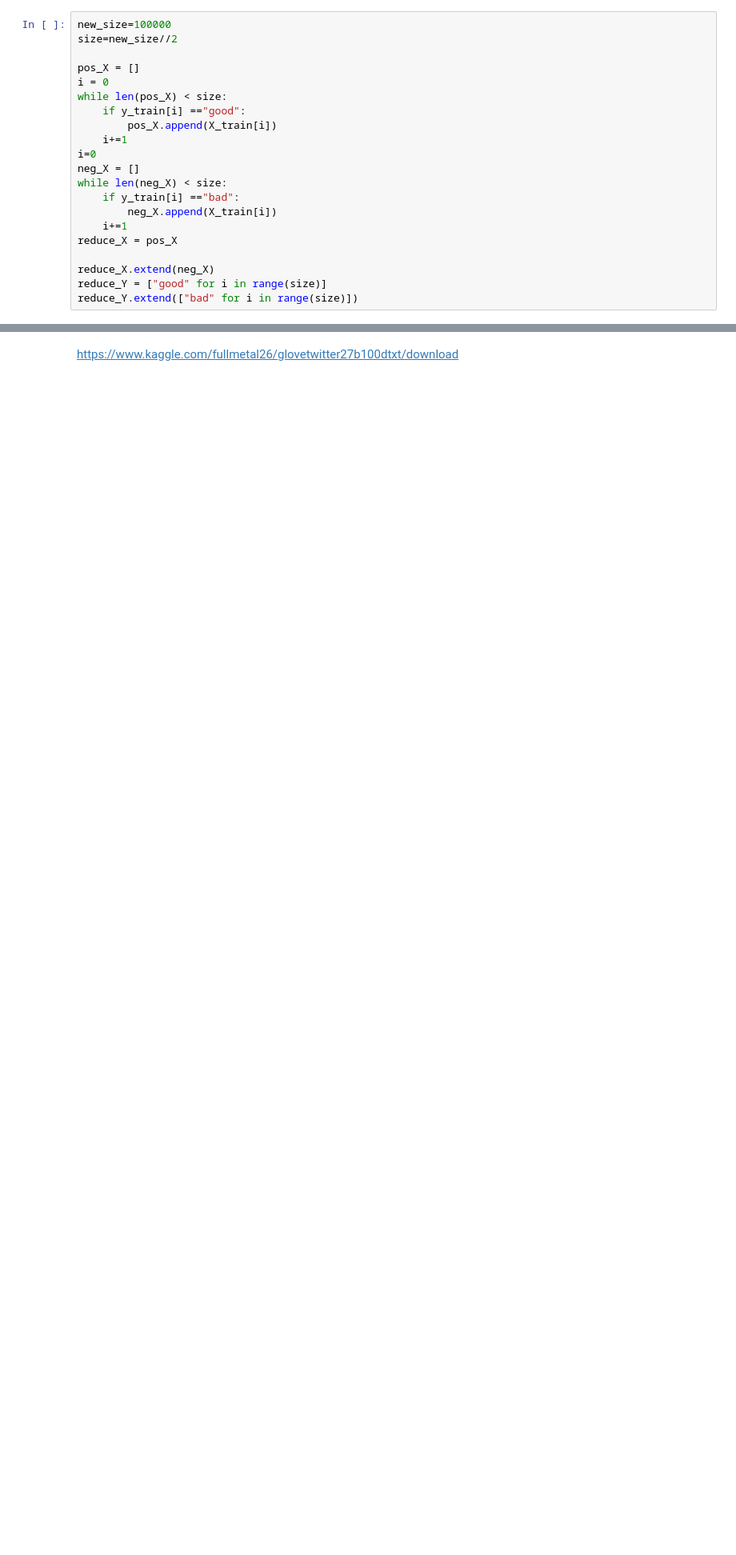
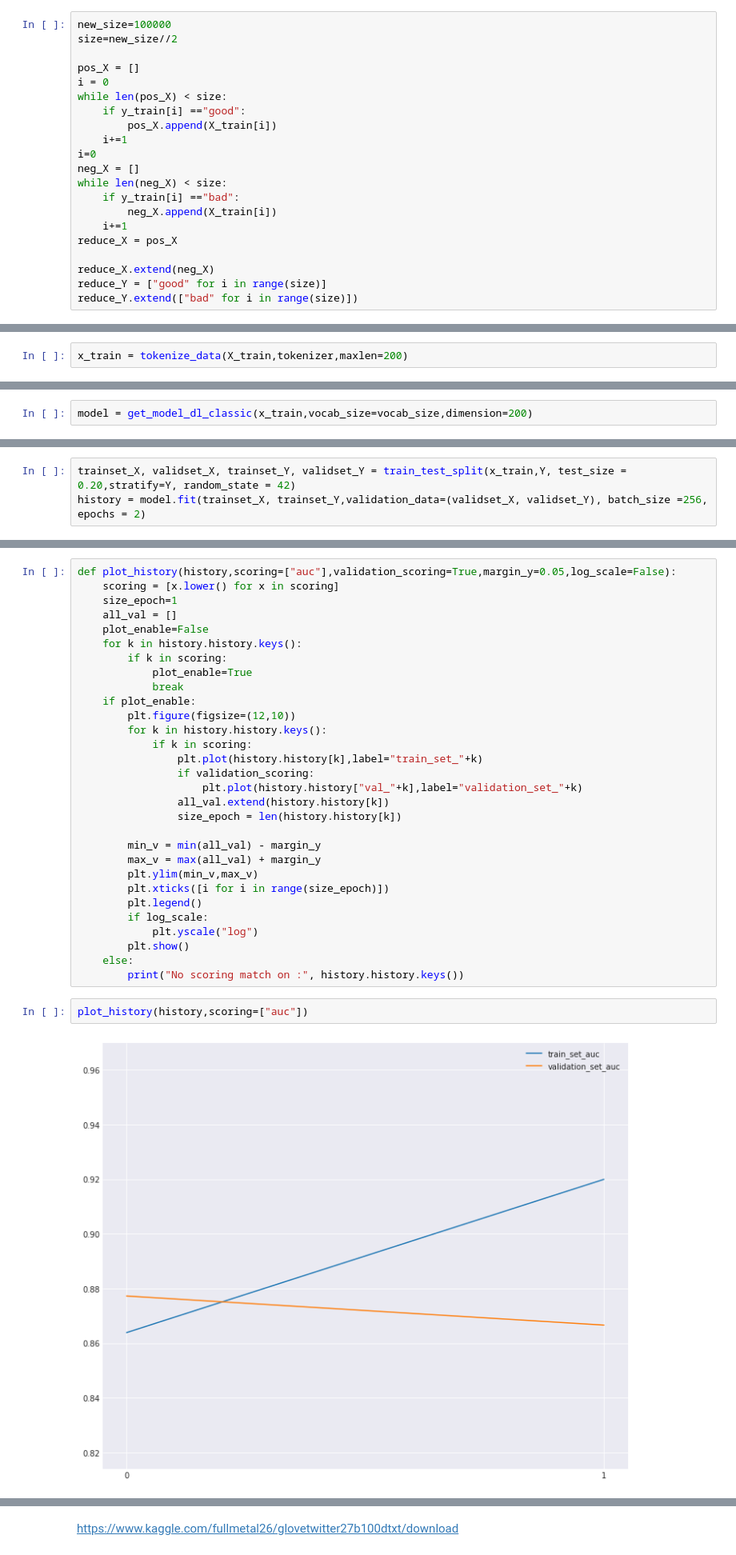
Before and after one commit to Seb-IX/Projet_7, a Jupyter notebook: Solution/script/P07_modélisation_avancé.ipynb, the cells around one changed output, grey strips where cells are left out. Shown at 80% size. Drawn from its saved outputs; the diff is of its cells as text; blank space fills up the shorter version.

Commit message:
Azure no-code, Cognitive Service Azure, Model advanced done and benchmarked Deployement model advanced done on azureml blog write and cost-api done

```diff
--- a/Solution/script/P07_modélisation_avancé.ipynb
+++ b/Solution/script/P07_modélisation_avancé.ipynb
@@ -846,0 +728,2 @@ EMBEDDING_DIM = 200
+# %%
+x_train = tokenize_data(X_train,tokenizer,maxlen=200)
@@ -846,0 +734,2 @@ EMBEDDING_DIM = 200
+# %%
+model = get_model_dl_classic(x_train,vocab_size=vocab_size,dimension=200)
@@ -846,0 +754,3 @@ EMBEDDING_DIM = 200
+# %%
+trainset_X, validset_X, trainset_Y, validset_Y = train_test_split(x_train,Y, test_size = 0.20,stratify=Y, random_state = 42)
+history = model.fit(trainset_X, trainset_Y,validation_data=(validset_X, validset_Y), batch_size =256, epochs = 2)
@@ -846,0 +762,34 @@ EMBEDDING_DIM = 200
+# %%
+def plot_history(history,scoring=["auc"],validation_scoring=True,margin_y=0.05,log_scale=False):
+    scoring = [x.lower() for x in scoring]
+    size_epoch=1
+    all_val = []
+    plot_enable=False
+    for k in history.history.keys():
+        if k in scoring:
+            plot_enable=True
+            break
+    if plot_enable:
+        plt.figure(figsize=(12,10))
+        for k in history.history.keys():
+            if k in scoring:
+                plt.plot(history.history[k],label="train_set_"+k)
+                if validation_scoring:
+                    plt.plot(history.history["val_"+k],label="validation_set_"+k)
+                all_val.extend(history.history[k])
+                size_epoch = len(history.history[k])
+
+        min_v = min(all_val) - margin_y
+        max_v = max(all_val) + margin_y
+        plt.ylim(min_v,max_v)
+        plt.xticks([i for i in range(size_epoch)])
+        plt.legend()
+        if log_scale:
+            plt.yscale("log")
+        plt.show()
+    else:
+        print("No scoring match on :", history.history.keys())
+# %%
+plot_history(history,scoring=["auc"])
+# %% [output]
+[figure, added]
```
Also changed, not shown: parts of 353 cells of this notebook, 43 other files.
